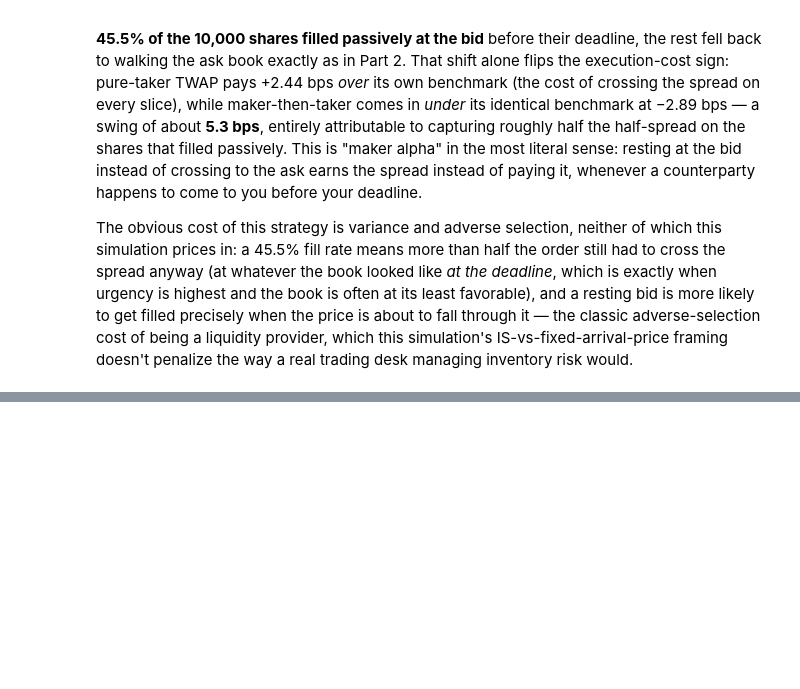
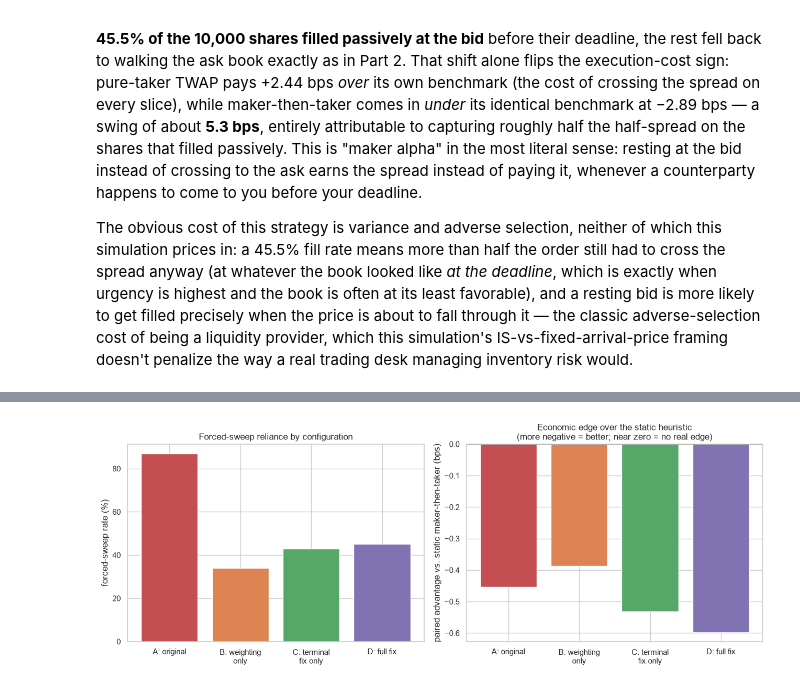
Before and after one commit to yeonjaej/LOB, a Jupyter notebook: data/LOBdata_EDA.ipynb, the cells around one changed output, grey strips where cells are left out. Cells and saved outputs as stored; diff of their text form; code cells hidden in the pictures; blank space fills up the shorter version.

```diff
--- a/data/LOBdata_EDA.ipynb
+++ b/data/LOBdata_EDA.ipynb
@@ -1967,0 +3232,18 @@ would.
+# %%
+fig, axes = plt.subplots(1, 2, figsize=(13, 5))
+labels_short = ["A: original", "B: weighting\nonly", "C: terminal\nfix only", "D: full fix"]
+colors_ab = ["#C44E52", "#DD8452", "#55A868", "#8172B2"]
+
+axes[0].bar(labels_short, ablation_df["forced_sweep_rate"] * 100, color=colors_ab)
+axes[0].set_ylabel("forced-sweep rate (%)")
+axes[0].set_title("Forced-sweep reliance by configuration")
+
+axes[1].bar(labels_short, ablation_df["vs_static_maker_bps"], color=colors_ab)
+axes[1].axhline(0, color="black", linewidth=0.8)
+axes[1].set_ylabel("paired advantage vs. static maker-then-taker (bps)")
+axes[1].set_title("Economic edge over the static heuristic\n(more negative = better; near zero = no real edge)")
+
+plt.tight_layout()
+plt.show()
+# %% [output]
+[figure, added]
```
Also changed, not shown: parts of 93 cells of this notebook.
